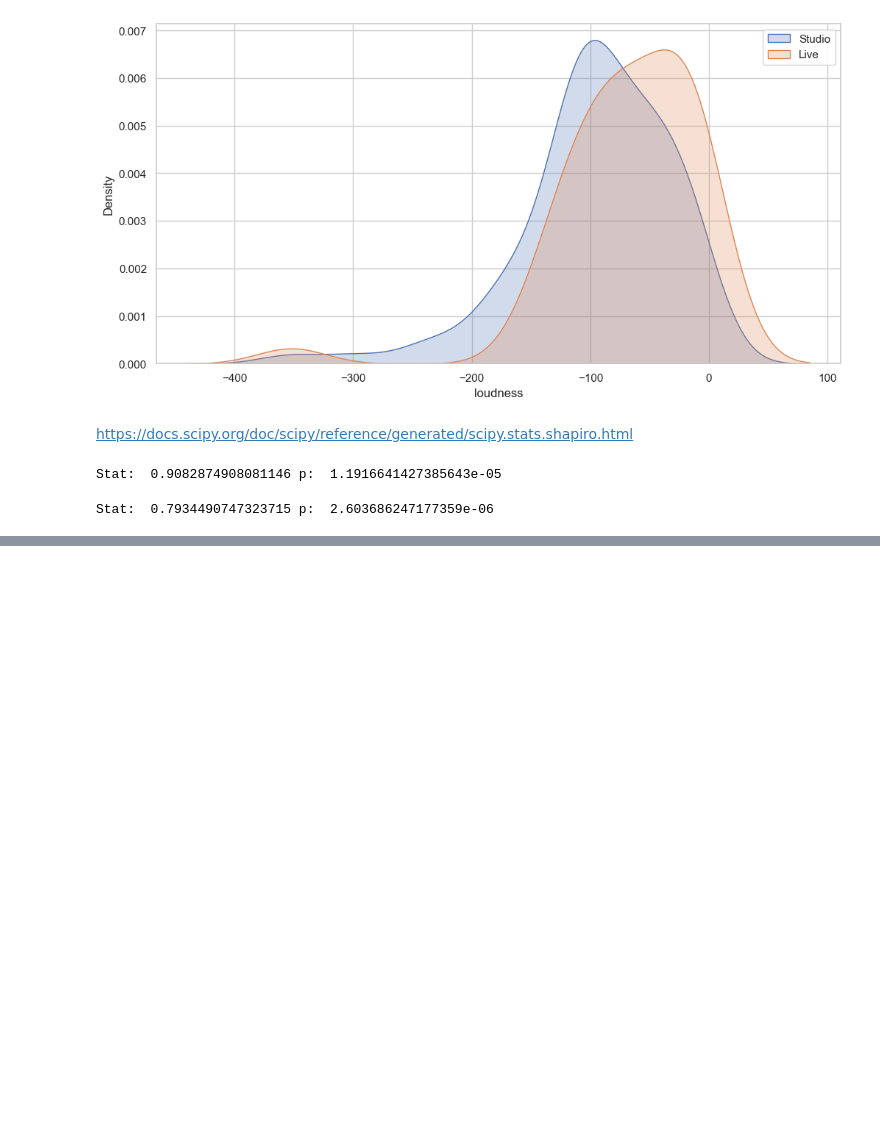
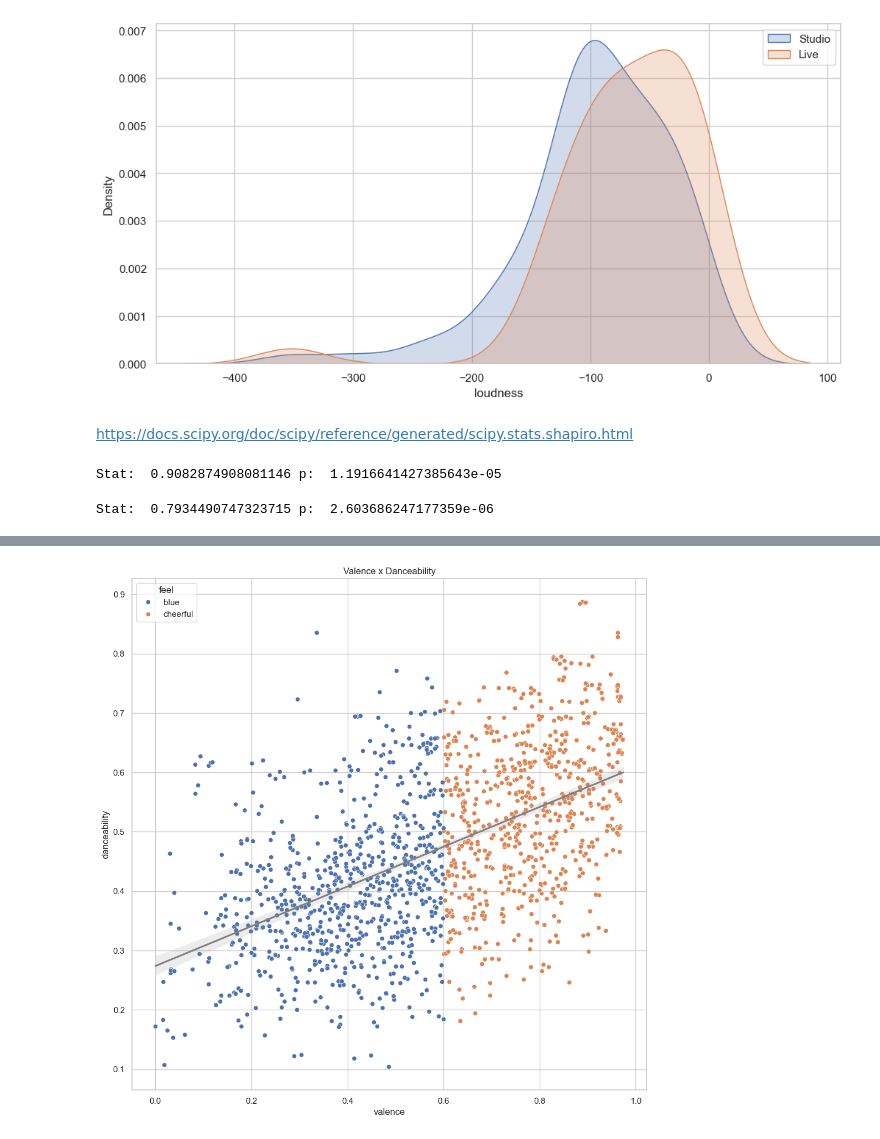
Before and after one commit to edupmon/fiap, a Jupyter notebook: pos-tech/data-analytics/fase-2/02-analise-exploratoria-de-dados-eda/aula-2/eda.ipynb, the cells around one changed output, grey strips where cells are left out. Saved outputs shown, nothing was run; the diff lists cells and outputs as text; code cells hidden in the pictures; blank space fills up the shorter version.

```diff
--- a/pos-tech/data-analytics/fase-2/02-analise-exploratoria-de-dados-eda/aula-2/eda.ipynb
+++ b/pos-tech/data-analytics/fase-2/02-analise-exploratoria-de-dados-eda/aula-2/eda.ipynb
@@ -397,0 +464,11 @@ Stat:  0.7934490747323715 p:  2.603686247177359e-06
+# %%
+fig, ax = plt.subplots(figsize=(12, 12))
+
+sns.scatterplot(data=df, x='valence', y='danceability', hue='feel')
+sns.regplot(data=df,  x='valence', y='danceability', scatter=False,
+            color='gray')
+
+plt.title('Valence x Danceability')
+plt.show()
+# %% [output]
+[figure, added]
```
Also changed, not shown: parts of 16 cells of this notebook.
